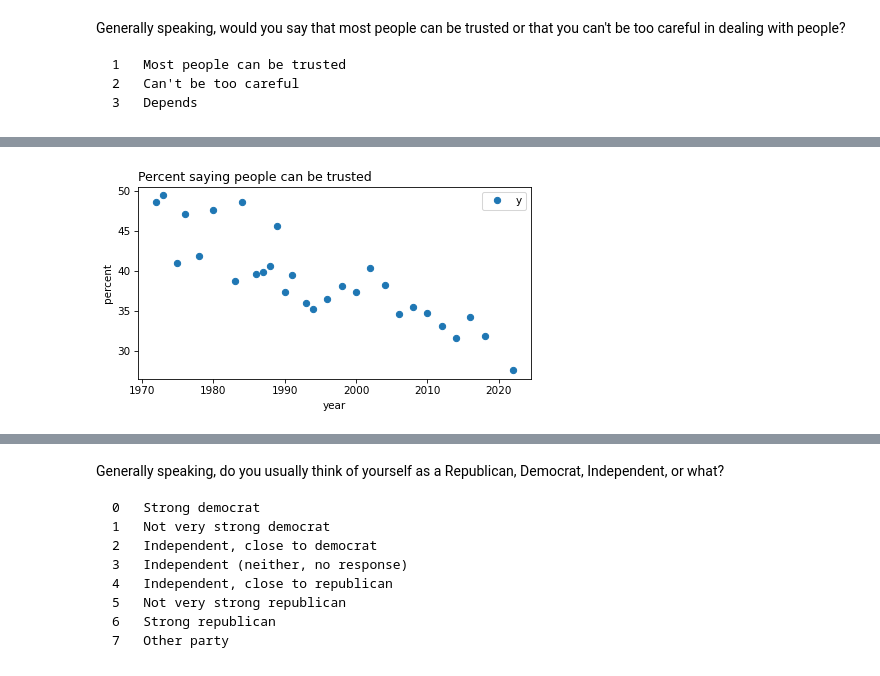
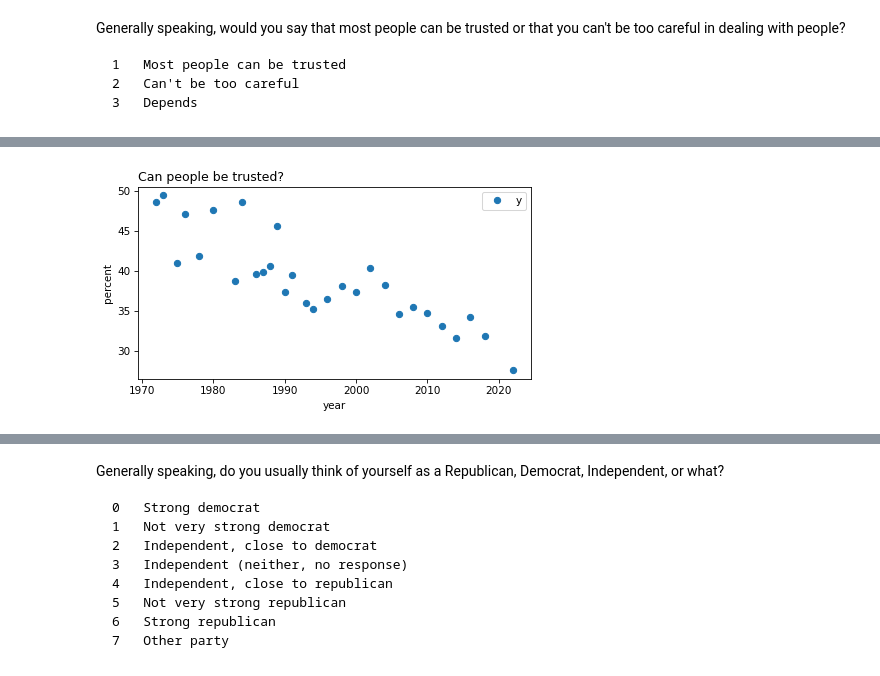
Before and after one commit to AllenDowney/SurveyDataPyMC, a Jupyter notebook: notebooks/01_logistic_regression.ipynb, the cells around one changed output, grey strips where cells are left out. Drawn from its saved outputs; the diff is of its cells as text; code cells hidden in the pictures.

```diff
--- a/notebooks/01_logistic_regression.ipynb
+++ b/notebooks/01_logistic_regression.ipynb
@@ -168,6 +158,6 @@ value_counts(gss["y"])
 # %%
 time_series = gss.groupby("year")["y"].mean() * 100
 time_series.plot(style="o")
-decorate(ylabel="percent", title="Percent saying people can be trusted")
+decorate(ylabel="percent", title="Can people be trusted?")
 # %% [output]
-[figure, old version]
+[figure, new version]
```
Also changed, not shown: parts of 48 cells of this notebook, 1 other file.
